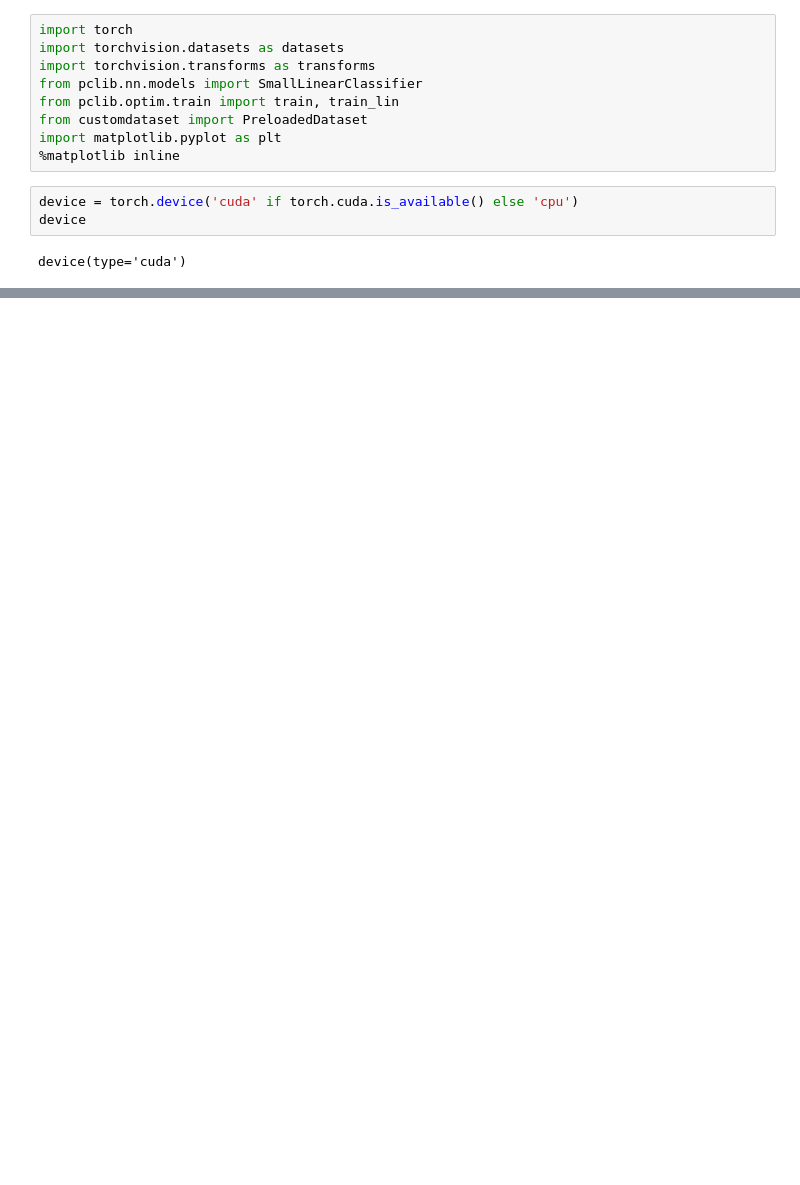
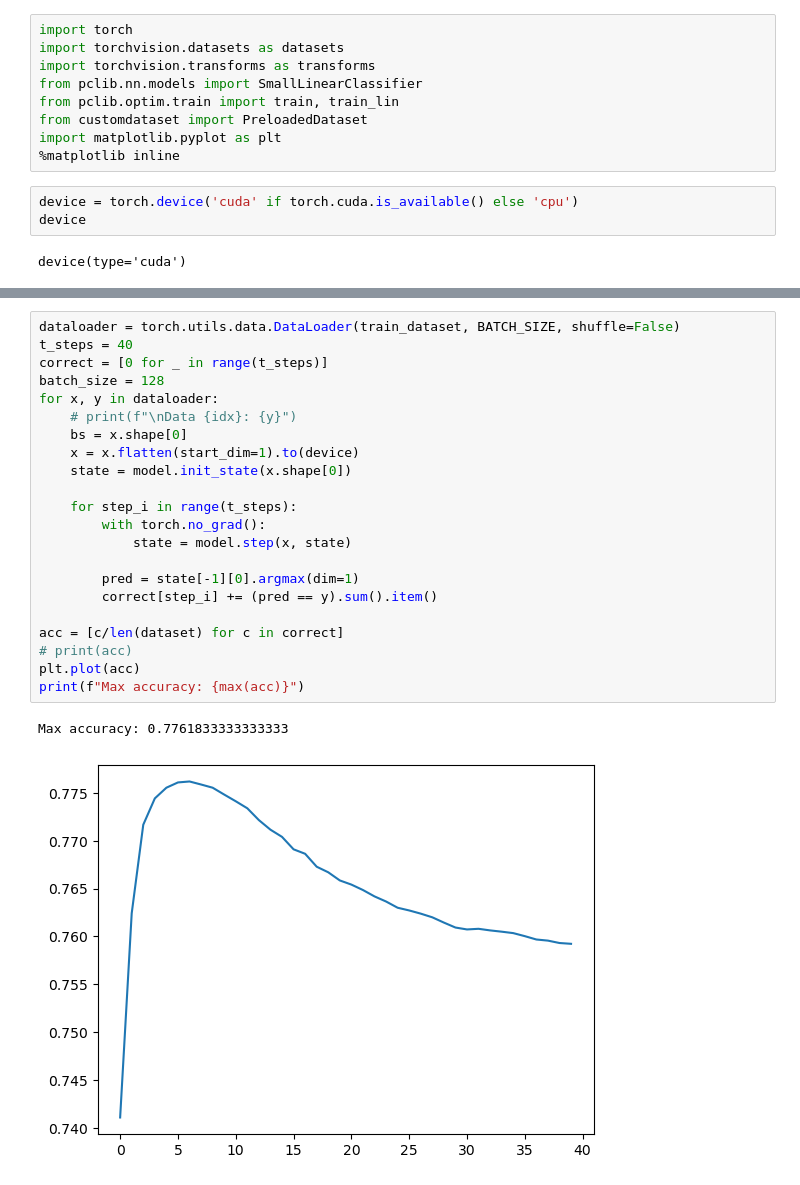
Before and after one commit to joeagriffith/pclib, a Jupyter notebook: mnist/mnist_pclinear.ipynb, the cells around one changed output, grey strips where cells are left out. Cells and saved outputs as stored; diff of their text form; blank space fills up the shorter version.

```diff
--- a/mnist/mnist_pclinear.ipynb
+++ b/mnist/mnist_pclinear.ipynb
@@ -90,0 +91,25 @@ plt.show()
+# %%
+dataloader = torch.utils.data.DataLoader(train_dataset, BATCH_SIZE, shuffle=False)
+t_steps = 40
+correct = [0 for _ in range(t_steps)]
+batch_size = 128
+for x, y in dataloader:
+    # print(f"\nData {idx}: {y}")
+    bs = x.shape[0]
+    x = x.flatten(start_dim=1).to(device)
+    state = model.init_state(x.shape[0])
+
+    for step_i in range(t_steps):
+        with torch.no_grad():
+            state = model.step(x, state)
+
+        pred = state[-1][0].argmax(dim=1)
+        correct[step_i] += (pred == y).sum().item()
+
+acc = [c/len(dataset) for c in correct]
+# print(acc)
+plt.plot(acc)
+print(f"Max accuracy: {max(acc)}")
+# %% [output]
+Max accuracy: 0.7761833333333333
+[figure, added]
```
Also changed, not shown: parts of 3 cells of this notebook, 11 other files.
